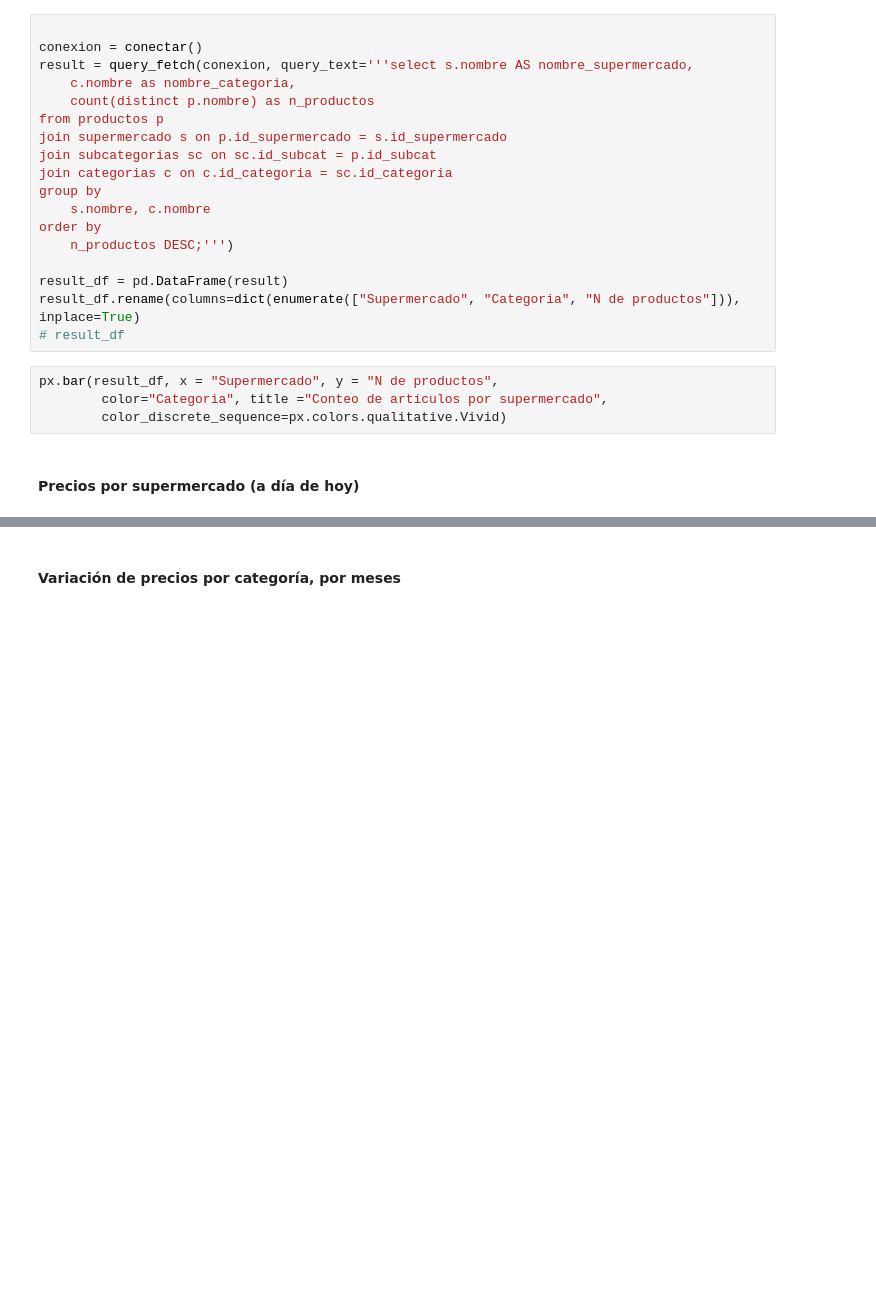
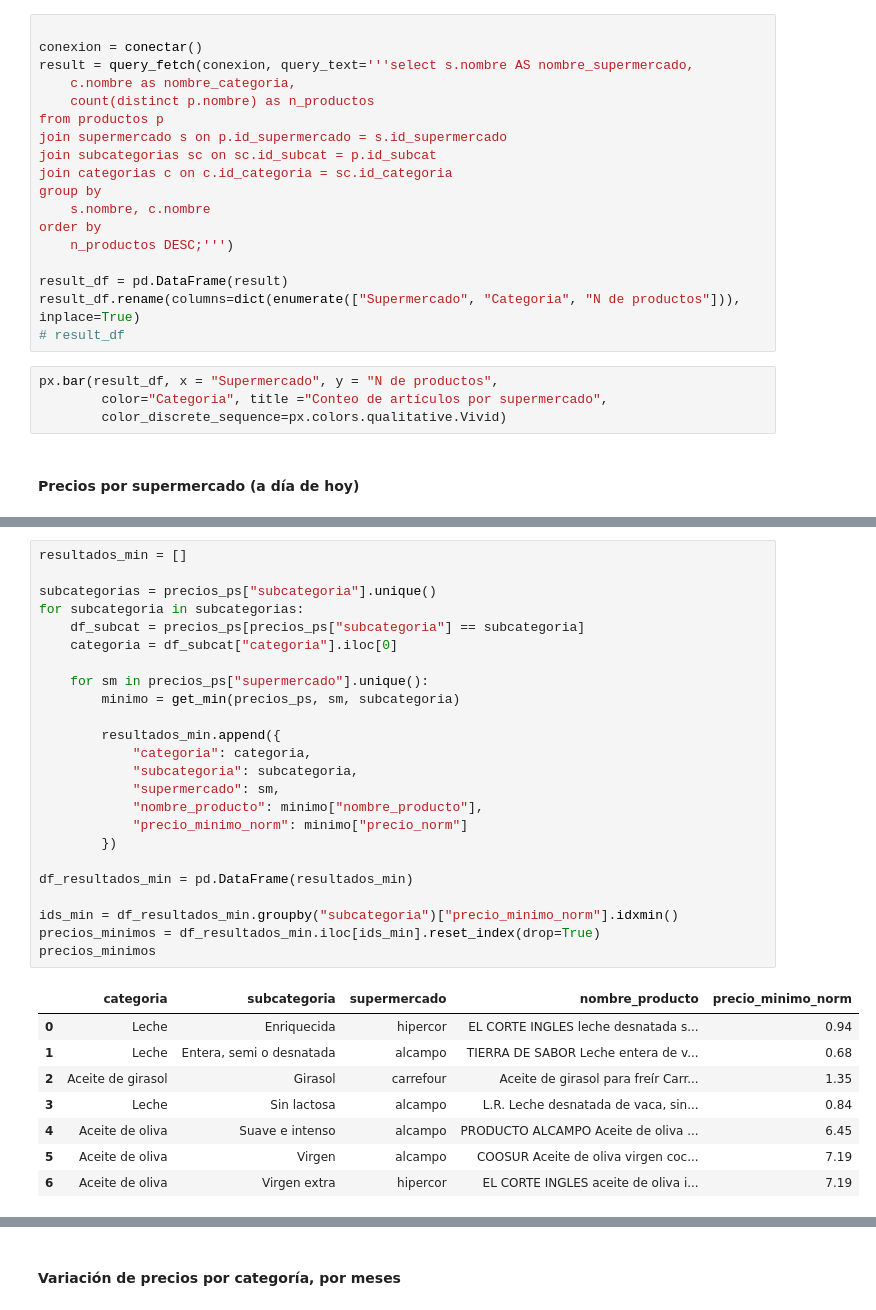
Before and after one commit to yanruwu/Proyecto4-Analisis-Supermercados, a Jupyter notebook: notebooks/analysis.ipynb, the cells around one changed output, grey strips where cells are left out. Saved outputs shown, nothing was run; the diff lists cells and outputs as text; blank space fills up the shorter version.

```diff
--- a/notebooks/analysis.ipynb
+++ b/notebooks/analysis.ipynb
@@ -78,0 +109,33 @@ array(['PICUALIA aceite de oliva virgen extra Picual pack 3 garrafas 5 l caja 15
+# %%
+resultados_min = []
+
+subcategorias = precios_ps["subcategoria"].unique()
+for subcategoria in subcategorias:
+    df_subcat = precios_ps[precios_ps["subcategoria"] == subcategoria]
+    categoria = df_subcat["categoria"].iloc[0]
+
+    for sm in precios_ps["supermercado"].unique():
+        minimo = get_min(precios_ps, sm, subcategoria)
+
+        resultados_min.append({
+            "categoria": categoria,
+            "subcategoria": subcategoria,
+            "supermercado": sm,
+            "nombre_producto": minimo["nombre_producto"],
+            "precio_minimo_norm": minimo["precio_norm"]
+        })
+
+df_resultados_min = pd.DataFrame(resultados_min)
+
+ids_min = df_resultados_min.groupby("subcategoria")["precio_minimo_norm"].idxmin()
+precios_minimos = df_resultados_min.iloc[ids_min].reset_index(drop=True)
+precios_minimos
+# %% [output]
+|  | categoria | subcategoria | supermercado | nombre_producto | precio_minimo_norm |
+| 0 | Leche | Enriquecida | hipercor | EL CORTE INGLES leche desnatada s... | 0.94 |
+| 1 | Leche | Entera, semi o desnatada | alcampo | TIERRA DE SABOR Leche entera de v... | 0.68 |
+| 2 | Aceite de girasol | Girasol | carrefour | Aceite de girasol para freír Carr... | 1.35 |
+| 3 | Leche | Sin lactosa | alcampo | L.R. Leche desnatada de vaca, sin... | 0.84 |
+| 4 | Aceite de oliva | Suave e intenso | alcampo | PRODUCTO ALCAMPO Aceite de oliva ... | 6.45 |
+| 5 | Aceite de oliva | Virgen | alcampo | COOSUR Aceite de oliva virgen coc... | 7.19 |
+| 6 | Aceite de oliva | Virgen extra | hipercor | EL CORTE INGLES aceite de oliva i... | 7.19 |
```
Also changed, not shown: parts of 16 cells of this notebook, 6 other files.
